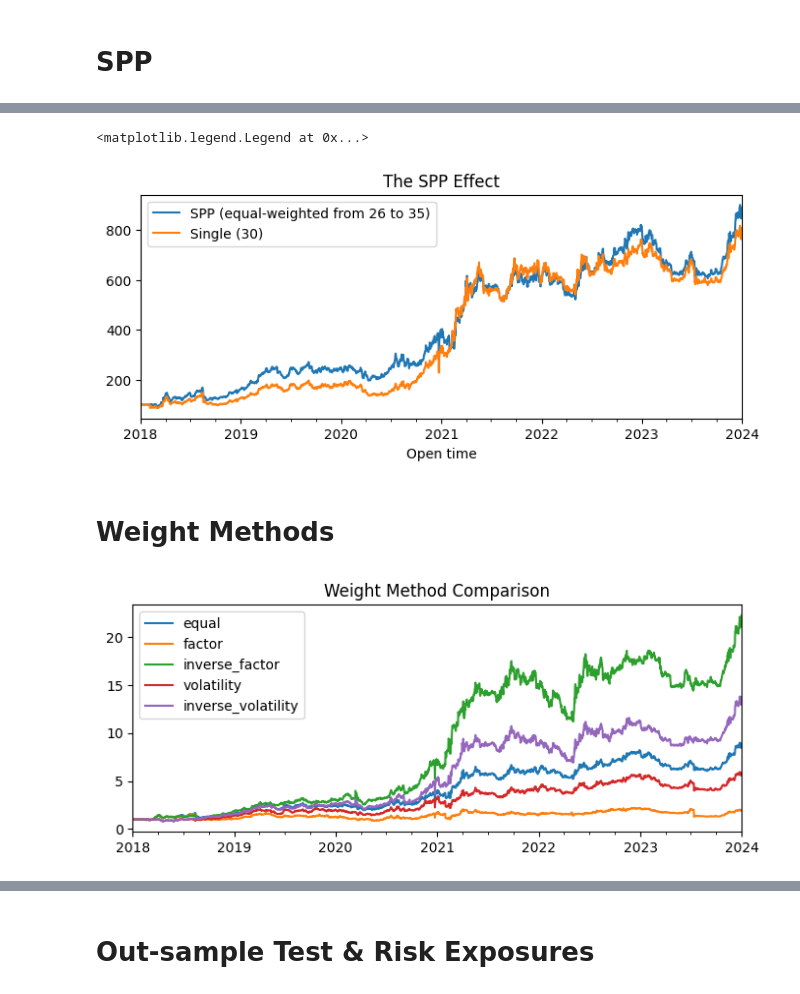
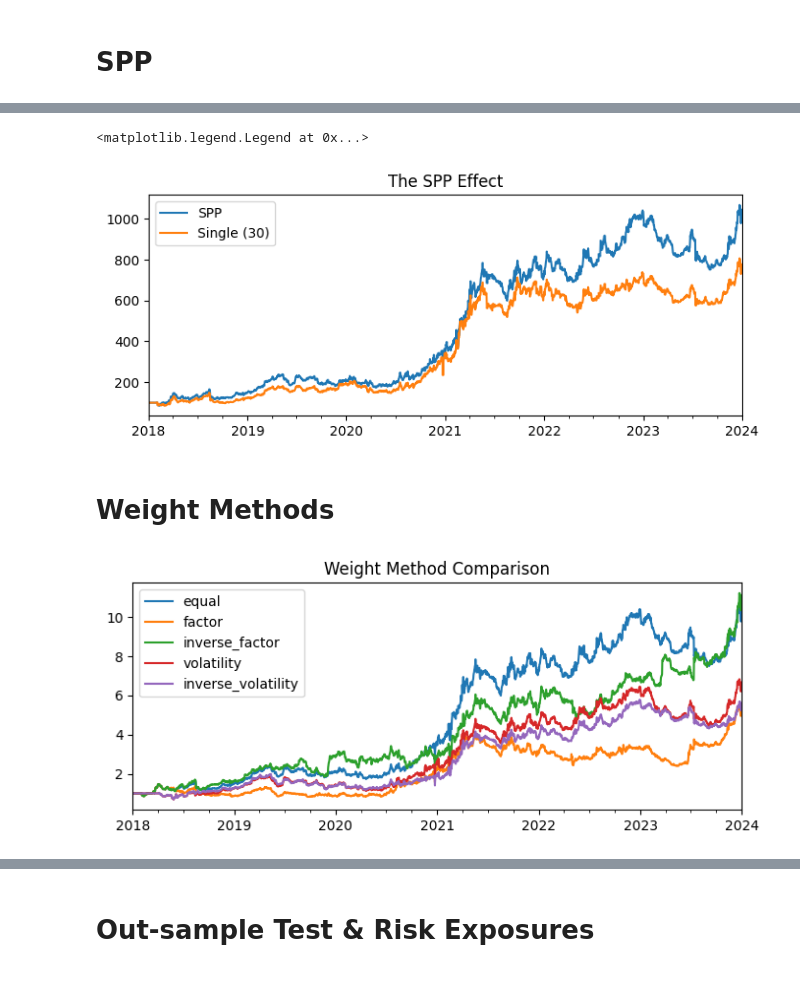
Before and after one commit to chickenopoulos/crypto-factors, a Jupyter notebook: factor_research_template.ipynb, the cells around one changed output, grey strips where cells are left out. Drawn from its saved outputs; the diff is of its cells as text; code cells hidden in the pictures.

```diff
--- a/factor_research_template.ipynb
+++ b/factor_research_template.ipynb
@@ -64,3 +117,5 @@ factor = price.pct_change(30)
+# %%
+factor = formulate_factor(N=30)
 # %% [markdown]
 # Initial Simulations
 # %% [markdown]
@@ -260,8 +380,8 @@ selected_permutation = {
     'cohort': 20
 }
 
-lookbacks = range(25, 36, 1)
-cohorts = [10, 20, 30, 40, 50]
+lookbacks = range(25, 36)
+cohorts = [20, 30, 40, 50]
 fees = 0.0005  # Fixed fees
 
 # Define alpha scaling as an exponential decay based on distance to selected value
@@ -282,7 +402,7 @@ for value in tqdm(cohorts, desc="Cohort Sweep"):
     cohort = value
 
     _price = price.copy()
-    factor = _price.pct_change(lb)
+    factor = formulate_factor(N=lb)
     common_index = factor.index.intersection(_price.index)
     factor = factor.loc[common_index].copy()
     _price = _price.loc[common_index].copy()
@@ -344,7 +464,7 @@ for value in tqdm(lookbacks, desc="Lb Sweep"):
     cohort = selected_permutation["cohort"]
 
     _price = price.copy()
-    factor = _price.pct_change(lb)
+    factor = formulate_factor(N=lb)
     common_index = factor.index.intersection(_price.index)
     factor = factor.loc[common_index].copy()
     _price = _price.loc[common_index].copy()
@@ -476,18 +736,10 @@ Returns Analysis
 
 # factor = prices_1d.pct_change(7).shift()
 
-lookbacks = {
-    26: 0.1,
-    27: 0.1,
-    28: 0.1,
-    29: 0.1,
-    30: 0.1,
-    31: 0.1,
-    32: 0.1,
-    33: 0.1,
-    34: 0.1,
-    35: 0.1
-}
+param_range = range(20, 31)
+# param_range = [20, 25, 30, 45, 50, 55, 75, 80, 85]
+# param_range = range(16, 28, 2)
+lookbacks = {lb: 1/len(param_range) for lb in param_range}
 
 # lookbacks = {
 #     20: 0.2,
@@ -502,7 +754,7 @@ prices = price.copy()
 
 factors = []
 for lb, weight in lookbacks.items():
-    f = price.pct_change(lb) * weight
+    f = formulate_factor(N=lb) * weight
     factors.append(f)
 factor = sum(factors)
 
@@ -541,6 +793,6 @@ ep.sharpe_ratio(pfo.returns(), annualization=365)
 # %%
 _price = price.copy()
-factor = _price.pct_change(30)
+factor = formulate_factor(N=30)
 common_index = factor.index.intersection(_price.index)
 factor = factor.loc[common_index].copy()
 _price = _price.loc[common_index].copy()
@@ -564,35 +816,27 @@ fitted_pfo, weights, trades = get_factor_ls_portfolio(
 )
 # %%
 plt.figure(figsize=(8, 3))
-pfo.value().plot(label='SPP (equal-weighted from 26 to 35)')
+pfo.value().plot(label='SPP')
 fitted_pfo.value().plot(label='Single (30)')
 plt.title('The SPP Effect')
+# plt.gca().xaxis.set_visible(False)
+plt.xlabel("")
 plt.legend()
 # %% [output]
 <matplotlib.legend.Legend at 0x...>
-[figure, old version]
+[figure, new version]
 # %% [markdown]
 # Weight Methods
 # %%
-lookbacks = {
-    26: 0.1,
-    27: 0.1,
-    28: 0.1,
-    29: 0.1,
-    30: 0.1,
-    31: 0.1,
-    32: 0.1,
-    33: 0.1,
-    34: 0.1,
-    35: 0.1
-}
+param_range = range(20, 31)
+lookbacks = {lb: 1/len(param_range) for lb in param_range}
 
 # Align factor and price data
 prices = price.copy()
 
 factors = []
 for lb, weight in lookbacks.items():
-    f = prices.pct_change(lb) * weight
+    f = formulate_factor(N=lb) * weight
     factors.append(f)
 factor = sum(factors)
 
@@ -614,8 +858,8 @@ plt.figure(figsize=(8, 3))
 for weight_method in tqdm(weight_methods):
 
     pfo, weights, trades = get_factor_ls_portfolio(
-                                prices.loc[:'2024-01-01'],
-                                factor.loc[:'2024-01-01'],
+                                prices.loc['2021':'2024-01-01'],
+                                factor.loc['2021':'2024-01-01'],
                                 flipped=False,
                                 bt_start=None,
                                 bt_end=None,
@@ -640,4 +884,4 @@ plt.xlabel('')
 plt.legend()
 plt.show()
 # %% [output]
-[figure, old version]
+[figure, new version]
```
Also changed, not shown: parts of 34 cells of this notebook, 3 other files.
